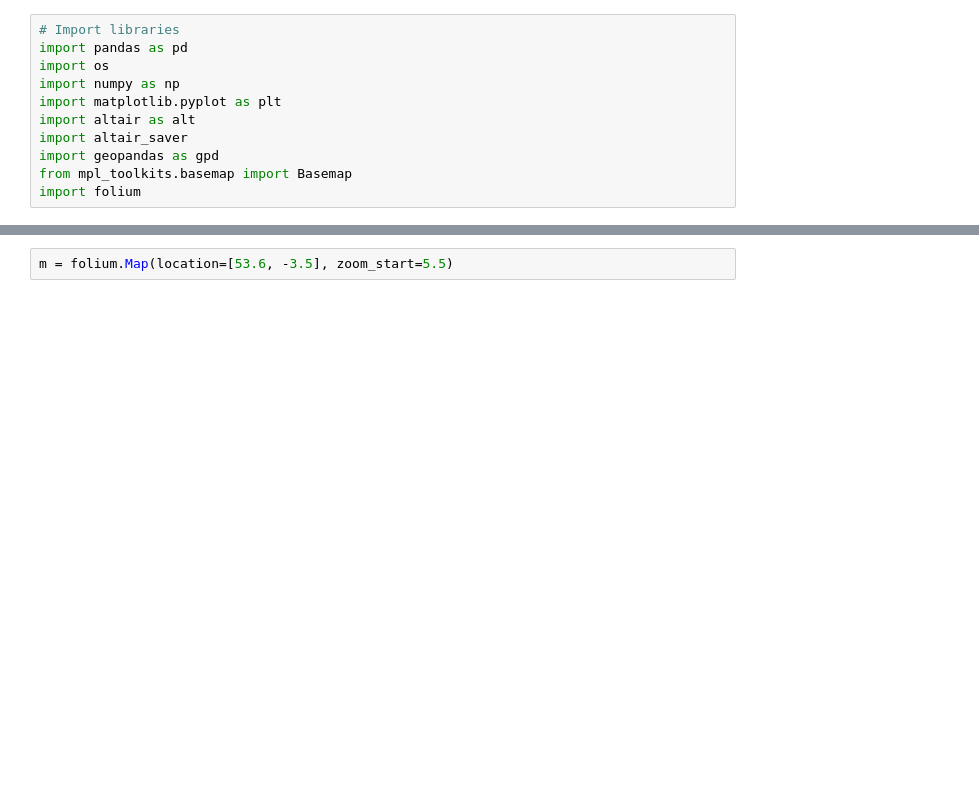
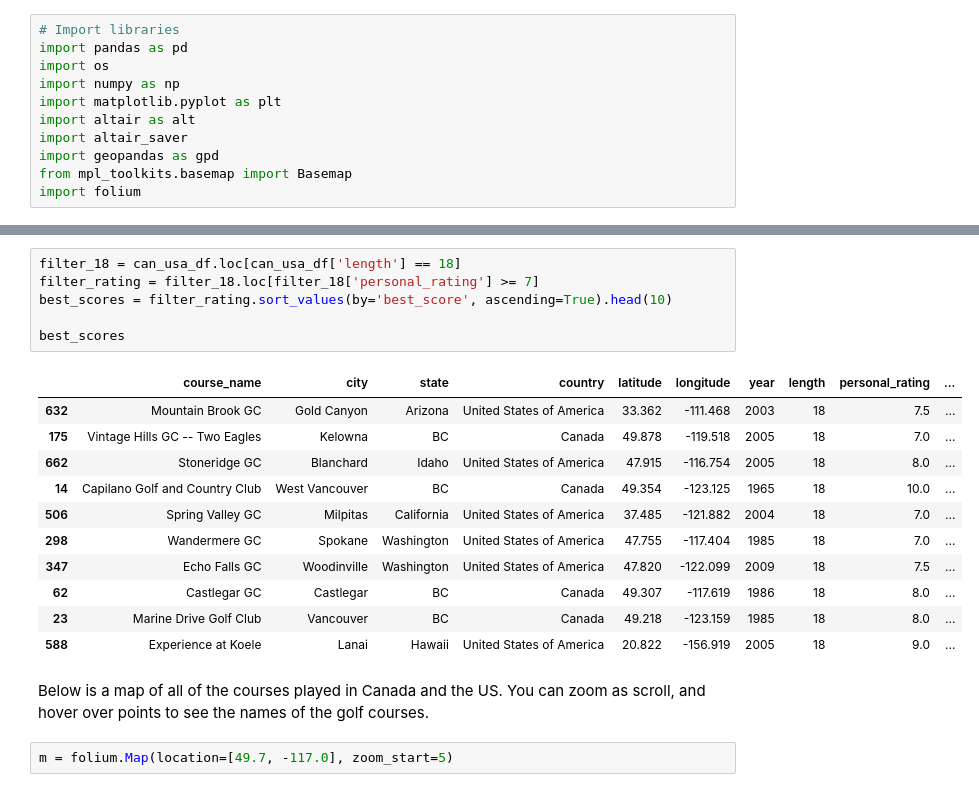
Before and after one commit to pmarshall24/golf_courses, a Jupyter notebook: _build/jupyter_execute/british_columbia.ipynb, the cells around one changed output, grey strips where cells are left out. Drawn from its saved outputs; the diff is of its cells as text; blank space fills up the shorter version.

```diff
--- a/_build/jupyter_execute/british_columbia.ipynb
+++ b/_build/jupyter_execute/british_columbia.ipynb
@@ -50,3 +50,23 @@ gdf_uk_courses
+# %%
+filter_18 = can_usa_df.loc[can_usa_df['length'] == 18]
+filter_rating = filter_18.loc[filter_18['personal_rating'] >= 7]
+best_scores = filter_rating.sort_values(by='best_score', ascending=True).head(10)
+
+best_scores
+# %% [output]
+|  | course_name | city | state | country | latitude | longitude | year | length | personal_rating | ... |
+| 632 | Mountain Brook GC | Gold Canyon | Arizona | United States of America | 33.362 | -111.468 | 2003 | 18 | 7.5 | ... |
+| 175 | Vintage Hills GC -- Two Eagles | Kelowna | BC | Canada | 49.878 | -119.518 | 2005 | 18 | 7.0 | ... |
+| 662 | Stoneridge GC | Blanchard | Idaho | United States of America | 47.915 | -116.754 | 2005 | 18 | 8.0 | ... |
+| 14 | Capilano Golf and Country Club | West Vancouver | BC | Canada | 49.354 | -123.125 | 1965 | 18 | 10.0 | ... |
+| 506 | Spring Valley GC | Milpitas | California | United States of America | 37.485 | -121.882 | 2004 | 18 | 7.0 | ... |
+| 298 | Wandermere GC | Spokane | Washington | United States of America | 47.755 | -117.404 | 1985 | 18 | 7.0 | ... |
+| 347 | Echo Falls GC | Woodinville | Washington | United States of America | 47.820 | -122.099 | 2009 | 18 | 7.5 | ... |
+| 62 | Castlegar GC | Castlegar | BC | Canada | 49.307 | -117.619 | 1986 | 18 | 8.0 | ... |
+| 23 | Marine Drive Golf Club | Vancouver | BC | Canada | 49.218 | -123.159 | 1985 | 18 | 8.0 | ... |
+| 588 | Experience at Koele | Lanai | Hawaii | United States of America | 20.822 | -156.919 | 2005 | 18 | 9.0 | ... |
+# %% [markdown]
+Below is a map of all of the courses played in Canada and the US. You can zoom as scroll, and hover over points to see the names of the golf courses.
 # %%
-m = folium.Map(location=[53.6, -3.5], zoom_start=5.5)
+m = folium.Map(location=[49.7, -117.0], zoom_start=5)
 # %%
```
Also changed, not shown: parts of 7 cells of this notebook, 24 other files.
